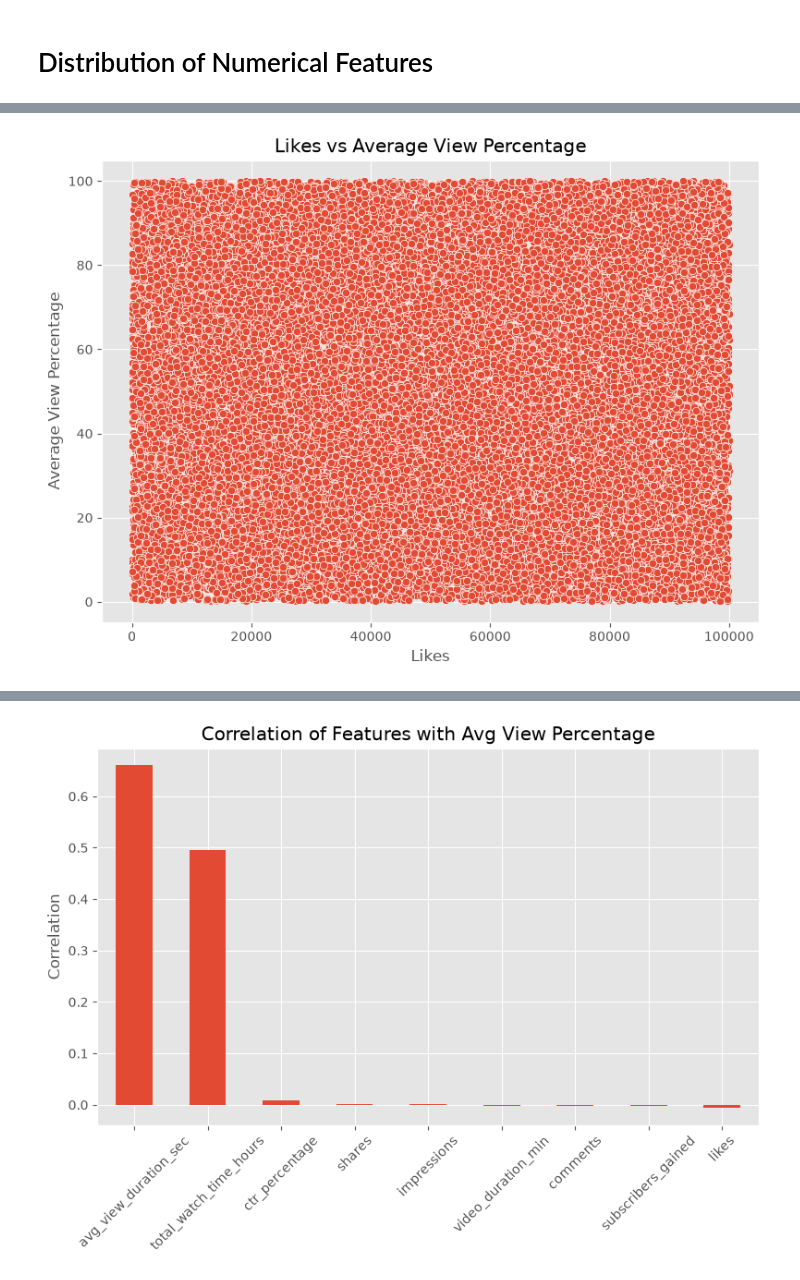
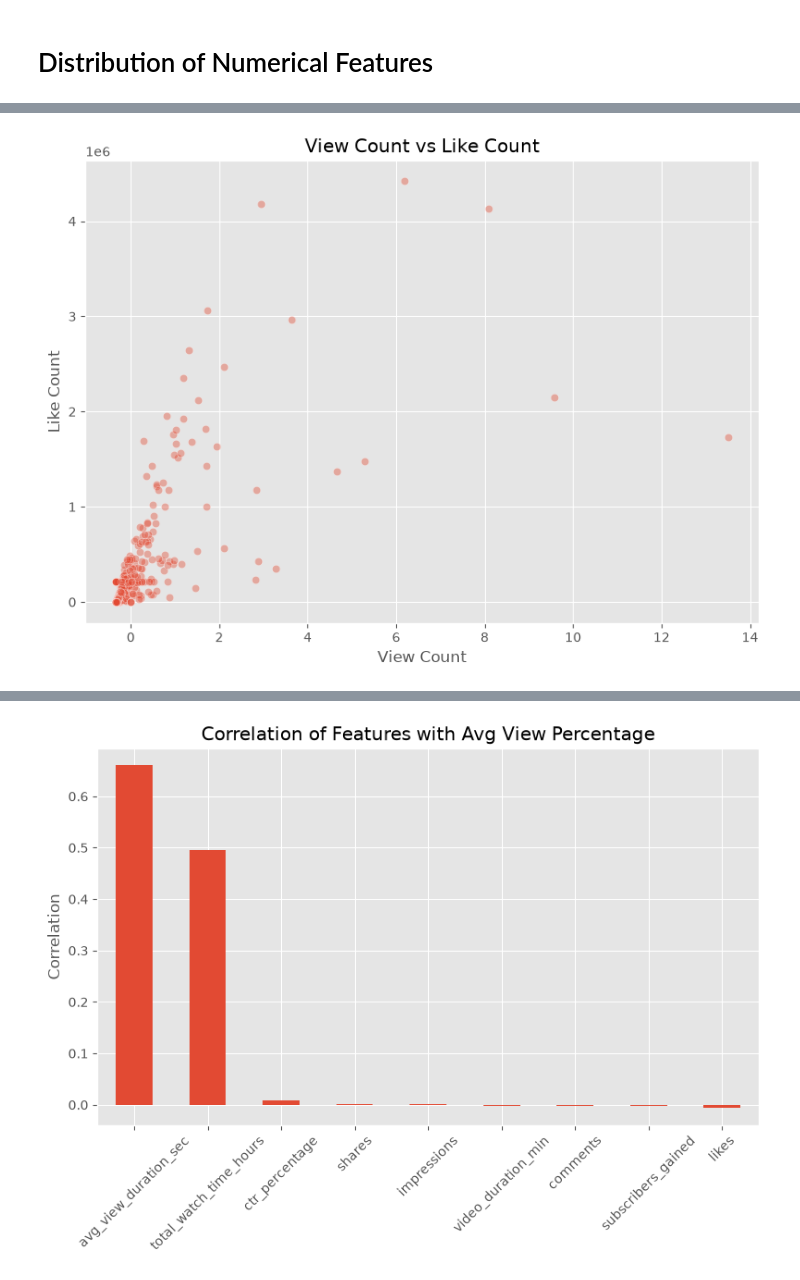
Before and after one commit to KartikayCT/Video_Analysis_Project, a Jupyter notebook: notebooks/02_EDA.ipynb, the cells around one changed output, grey strips where cells are left out. Saved outputs shown, nothing was run; the diff lists cells and outputs as text; code cells hidden in the pictures.

```diff
--- a/notebooks/02_EDA.ipynb
+++ b/notebooks/02_EDA.ipynb
@@ -158,28 +198,28 @@ plt.show()
 # %%
 plt.figure(figsize=(8,6))
 
 sns.scatterplot(
     data=df,
-    x="likes",
-    y="avg_view_percentage"
+    x="view_count",
+    y="like_count",
+    alpha=0.4
 )
-plt.title("Likes vs Average View Percentage")
-plt.xlabel("Likes")
-
-plt.ylabel("Average View Percentage")
+plt.title("View Count vs Like Count")
+plt.xlabel("View Count")
+plt.ylabel("Like Count")
 
 plt.tight_layout()
 
 plt.savefig(
-    "../images/likes_vs_avg_view_percentage.png",
+    "../images/view_count_vs_like_count.png",
     dpi=300,
     bbox_inches="tight"
 )
 
 
 plt.show()
 # %% [output]
-[figure, old version]
+[figure, new version]
 # %%
 plt.figure(figsize=(8,6))
 
```
Also changed, not shown: parts of 13 cells of this notebook, 33 other files.
